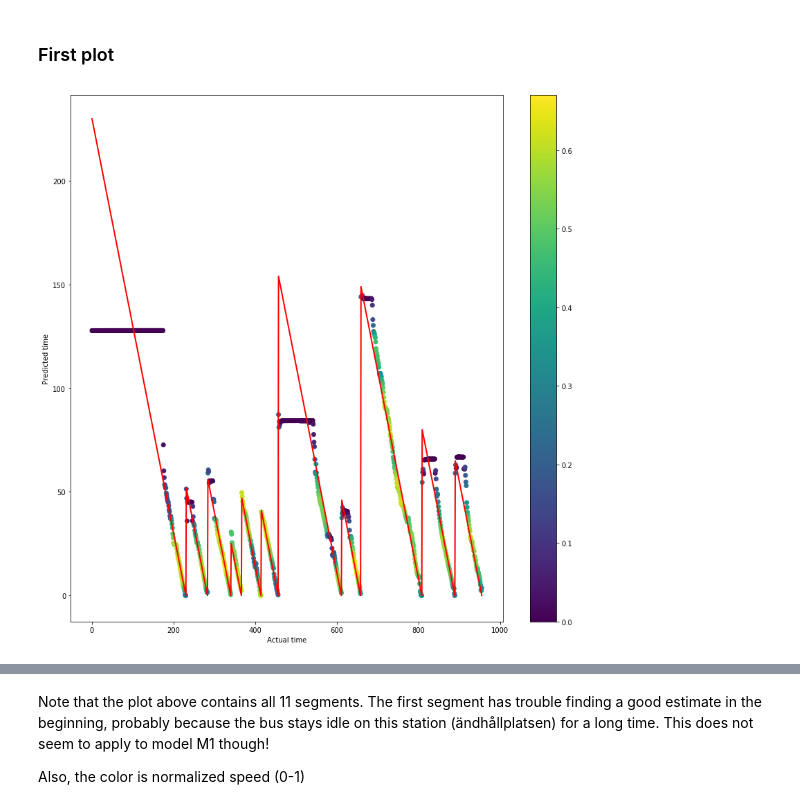
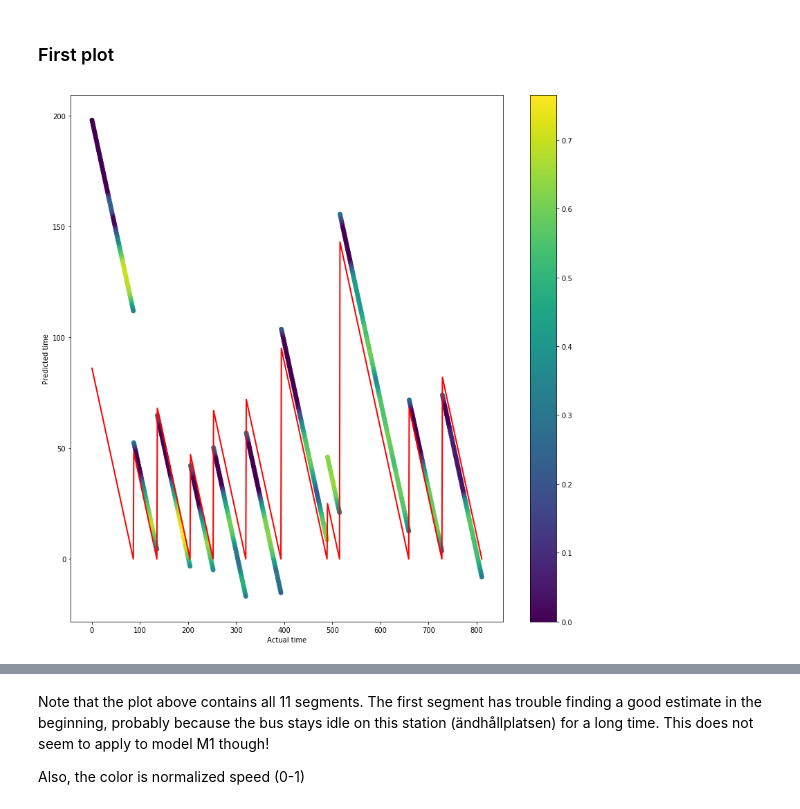
Before and after one commit to M20190649/TDDE19-bus-arrival-time, a Jupyter notebook: ANN/3. Model evaluation.ipynb, the cells around one changed output, grey strips where cells are left out. Saved outputs shown, nothing was run; the diff lists cells and outputs as text; code cells hidden in the pictures.

```diff
--- a/ANN/3. Model evaluation.ipynb
+++ b/ANN/3. Model evaluation.ipynb
@@ -14,5 +18,5 @@ Pick the name for your model
 # %%
-model_name = 'ANN_M2'
+model_name = 'ANN_M1'
 # %% [markdown]
 ## Load model and data
 # %%
@@ -80,6 +32,6 @@ model.evaluate(test_data.values, test_labels.values)
 # %% [markdown]
 ## Start by looking at an entire journey
 # %%
-journeys = test_input.journey.unique()
+journeys = data.journey.unique()
 # %% [markdown]
 Pick out a random journey
@@ -97,21 +38,20 @@ j_labels = j_labels.reset_index().drop(columns=['index'])
+# %%
+selected_journey = np.random.choice(journeys)
+one_journey = data[data['journey'] == selected_journey]
 # %% [markdown]
 ### First plot
 # %%
 # Set window size, only needed once
 plt.rcParams['figure.figsize'] = [14, 14]
 # %%
-plt.plot(j_labels, color='red', linewidth=2, markersize=12)
 plt.ylabel('Predicted time')
 plt.xlabel('Actual time')
 
-if 'speed' in model_to_predict.columns:
-    plt.scatter(range(len(predictions)), predictions, c=model_to_predict['speed'].values)
-    plt.colorbar()
-else:
-    plt.plot(predictions, color='green', linewidth=2, markersize=12)
-
+plt.plot(one_journey.label.values, color='red', linewidth=2, markersize=12)
+plt.scatter(range(len(one_journey.pred)), one_journey.pred, c=one_journey.speed.values)
+plt.colorbar()
 
 plt.show()
-print('MAE:', model.evaluate(model_to_predict.values, j_labels.values))
+#print('MAE:', model.evaluate(model_to_predict.values, j_labels.values))
 # %% [output]
-[figure, old version]
+[figure, new version]
```
Also changed, not shown: parts of 25 cells of this notebook, 2 other files.
